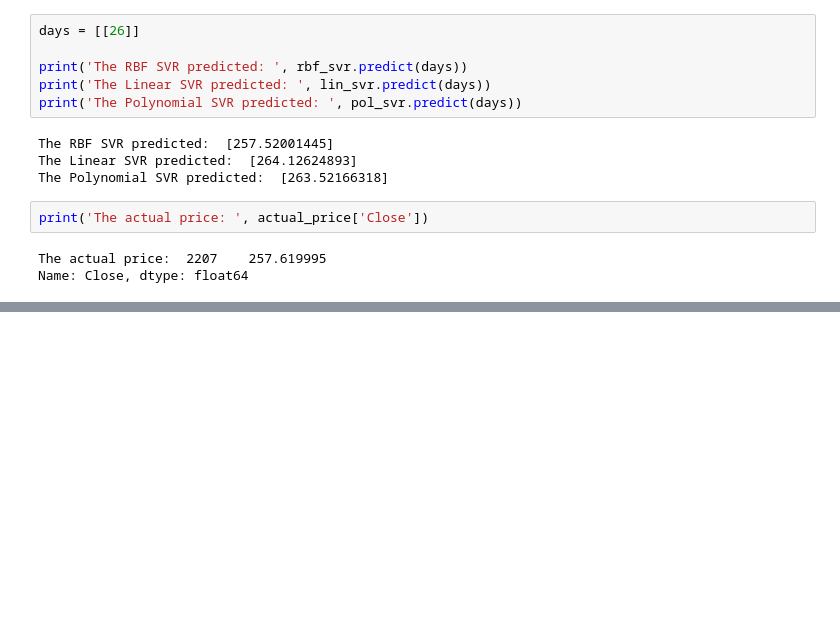
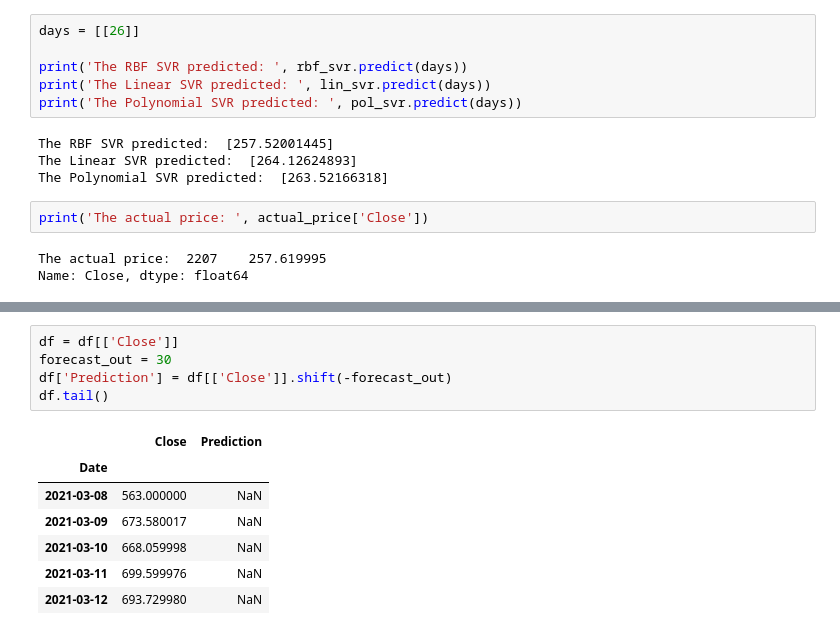
Before and after one commit to Scorpsy/Group_Project, a Jupyter notebook: svr.ipynb, the cells around one changed output, grey strips where cells are left out. Drawn from its saved outputs; the diff is of its cells as text; blank space fills up the shorter version.

```diff
--- a/svr.ipynb
+++ b/svr.ipynb
@@ -76,0 +96,13 @@ Name: Close, dtype: float64
+# %%
+df = df[['Close']]
+forecast_out = 30
+df['Prediction'] = df[['Close']].shift(-forecast_out)
+df.tail()
+# %% [output]
+|  | Close | Prediction |
+| Date |  |  |
+| 2021-03-08 | 563.000000 | NaN |
+| 2021-03-09 | 673.580017 | NaN |
+| 2021-03-10 | 668.059998 | NaN |
+| 2021-03-11 | 699.599976 | NaN |
+| 2021-03-12 | 693.729980 | NaN |
```
Also changed, not shown: parts of 7 cells of this notebook, 1 other file.
